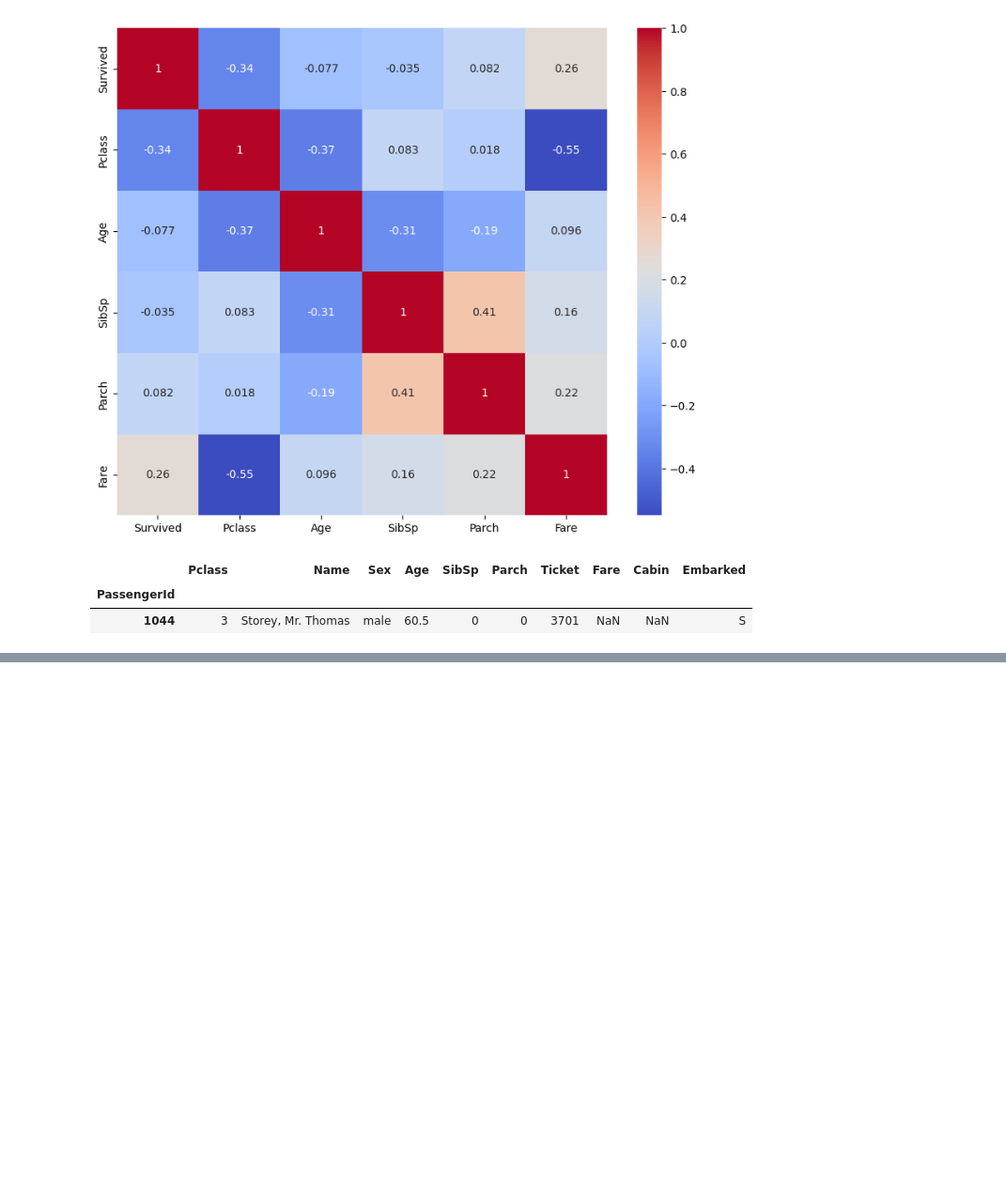
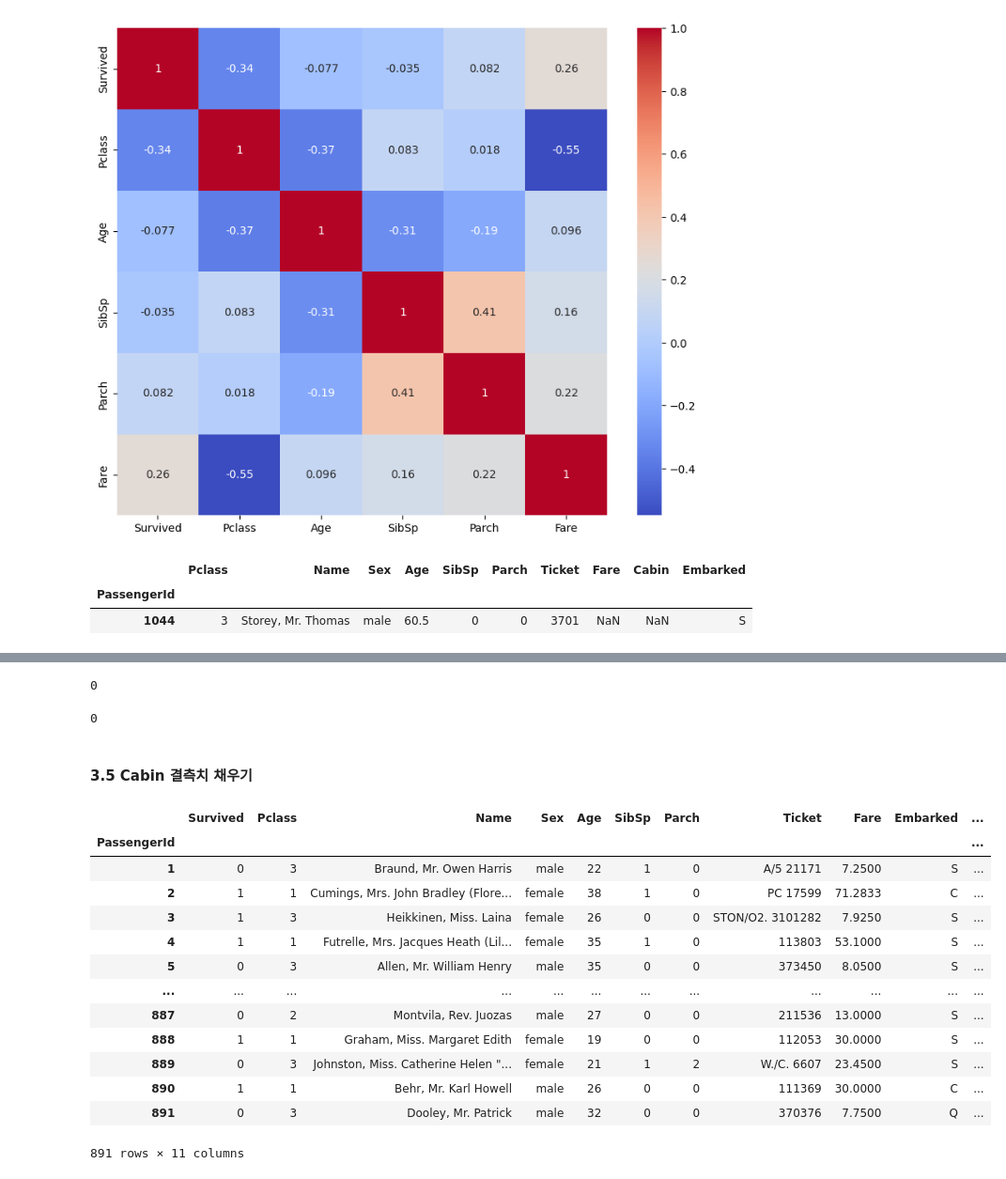
Before and after one commit to rlgus3351/Machine_Learning, a Jupyter notebook: 기초통계/ex06 titanic 생존자 예측 tree분류.ipynb, the cells around one changed output, grey strips where cells are left out. Shown: that part at 94% size. Saved outputs shown, nothing was run; the diff lists cells and outputs as text; code cells hidden in the pictures; blank space fills up the shorter version.

```diff
--- a/기초통계/ex06 titanic 생존자 예측 tree분류.ipynb
+++ b/기초통계/ex06 titanic 생존자 예측 tree분류.ipynb
@@ -269,0 +404,50 @@ train[['Pclass','Sex','Fare']].groupby(['Pclass','Sex']).median
+# %%
+train['Age'] = train.apply(fill_age, axis=1).astype('int64')
+#train.info()
+train['Age'].isnull().sum()
+# %% [output]
+0
+# %%
+#test age 결측치 채우기
+
+test['Age'] = test.apply(fill_age, axis=1).astype('int64')
+
+# 결측치 확인
+#test.info()
+test['Age'].isnull().sum()
+# %% [output]
+0
+# %% [markdown]
+#### 3.5 Cabin 결측치 채우기
+# %%
+# 요소 데이터 확인해보기
+train['Cabin'].unique()
+
+# nan 값을 임의의 알파벳으로 채우기
+
+train['Deck'] = train['Cabin'].fillna("M")
+test['Deck'] = test['Cabin'].fillna("M")
+# %%
+# 알파벳만 추출하기, 문자열의 인덱스 번호 0 번째
+train["Deck"]=train["Deck"].str[0]
+test["Deck"]=test["Deck"].str[0]
+# %%
+#Cabin 컬럼은 삭제 train, test
+
+train=train.drop("Cabin", axis=1)
+test=test.drop("Cabin", axis=1)
+# %% [output]
+|  | Survived | Pclass | Name | Sex | Age | SibSp | Parch | Ticket | Fare | Embarked | ... |
+| PassengerId |  |  |  |  |  |  |  |  |  |  | ... |
+| 1 | 0 | 3 | Braund, Mr. Owen Harris | male | 22 | 1 | 0 | A/5 21171 | 7.2500 | S | ... |
+| 2 | 1 | 1 | Cumings, Mrs. John Bradley (Flore... | female | 38 | 1 | 0 | PC 17599 | 71.2833 | C | ... |
+| 3 | 1 | 3 | Heikkinen, Miss. Laina | female | 26 | 0 | 0 | STON/O2. 3101282 | 7.9250 | S | ... |
+| 4 | 1 | 1 | Futrelle, Mrs. Jacques Heath (Lil... | female | 35 | 1 | 0 | 113803 | 53.1000 | S | ... |
+| 5 | 0 | 3 | Allen, Mr. William Henry | male | 35 | 0 | 0 | 373450 | 8.0500 | S | ... |
+| ... | ... | ... | ... | ... | ... | ... | ... | ... | ... | ... | ... |
+| 887 | 0 | 2 | Montvila, Rev. Juozas | male | 27 | 0 | 0 | 211536 | 13.0000 | S | ... |
+| 888 | 1 | 1 | Graham, Miss. Margaret Edith | female | 19 | 0 | 0 | 112053 | 30.0000 | S | ... |
+| 889 | 0 | 3 | Johnston, Miss. Catherine Helen "... | female | 21 | 1 | 2 | W./C. 6607 | 23.4500 | S | ... |
+| 890 | 1 | 1 | Behr, Mr. Karl Howell | male | 26 | 0 | 0 | 111369 | 30.0000 | C | ... |
+| 891 | 0 | 3 | Dooley, Mr. Patrick | male | 32 | 0 | 0 | 370376 | 7.7500 | Q | ... |
+891 rows × 11 columns
```
Also changed, not shown: parts of 11 cells of this notebook.
